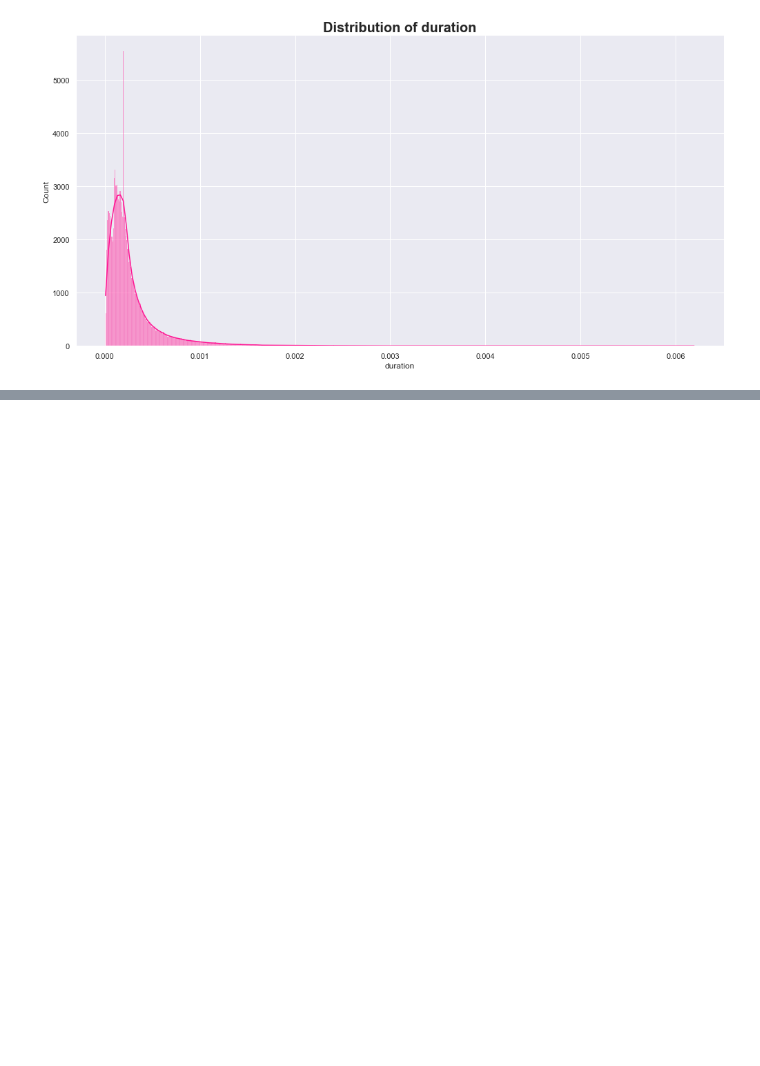
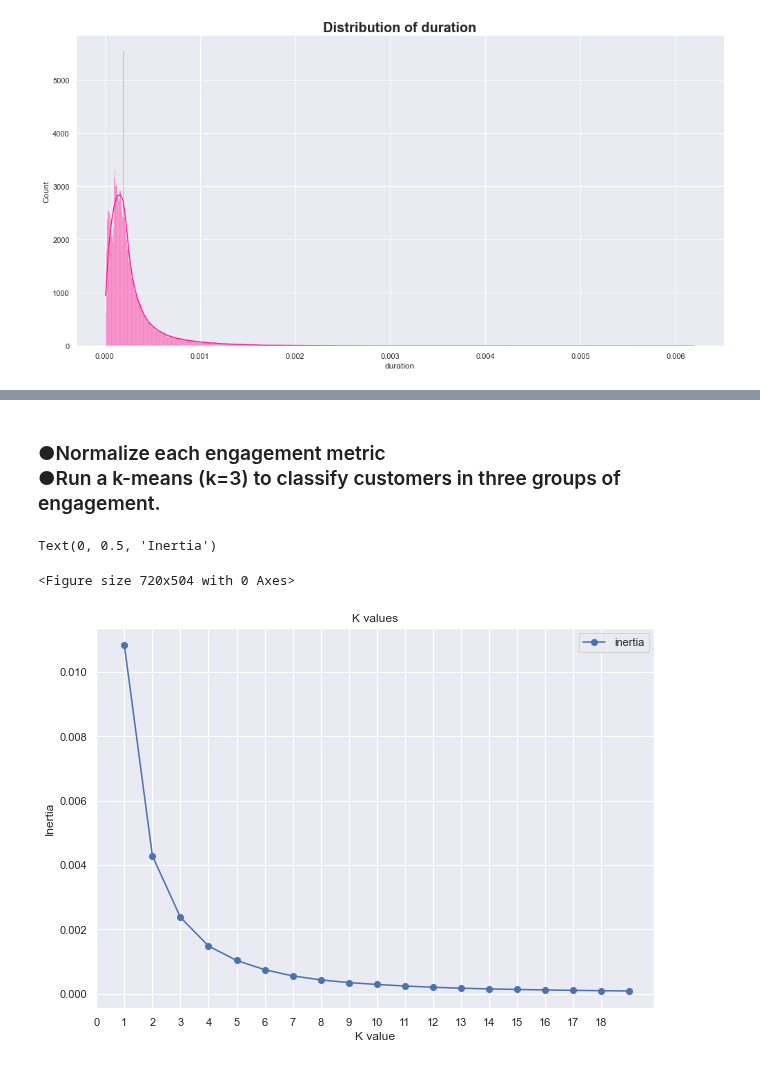
Before and after one commit to Melak2017/Telecommunication-Data-Analysis, a Jupyter notebook: Jup_Notebooks/User_engagement_analysis.ipynb, the cells around one changed output, grey strips where cells are left out. Drawn from its saved outputs; the diff is of its cells as text; code cells hidden in the pictures; blank space fills up the shorter version.

Commit message:
add cluster of user engagement metric

```diff
--- a/Jup_Notebooks/User_engagement_analysis.ipynb
+++ b/Jup_Notebooks/User_engagement_analysis.ipynb
@@ -285,0 +286,28 @@ for app in app_cols:
+# %% [markdown]
+
+### ●Normalize each engagement metric<br>●Run a k-means (k=3) to classify customers in three groups of engagement.
+# %%
+# run a k-means (k=3)
+from sklearn.cluster import KMeans
+inertias = []
+for k in range(1, 20):
+
+    kmeans = KMeans(n_clusters=k).fit(normalized_metrics)
+    inertias.append([k, kmeans.inertia_])
+# %%
+k_df = pd.DataFrame(columns=['k', 'inertia'])
+k_df['k'] = [i[0] for i in inertias]
+k_df['inertia'] = [i[1] for i in inertias]
+
+
+plt.figure(figsize=(10,7))
+
+k_df.plot( x='k', y='inertia', linestyle='-',
+          marker='o', figsize=(10,7), title='K values').set_xlabel("K values")
+plt.xticks(np.arange(len(k_df.index)))
+plt.xlabel('K value')
+plt.ylabel('Inertia')
+# %% [output]
+Text(0, 0.5, 'Inertia')
+<Figure size 720x504 with 0 Axes>
+[figure, added]
```
Also changed, not shown: parts of 8 cells of this notebook.
